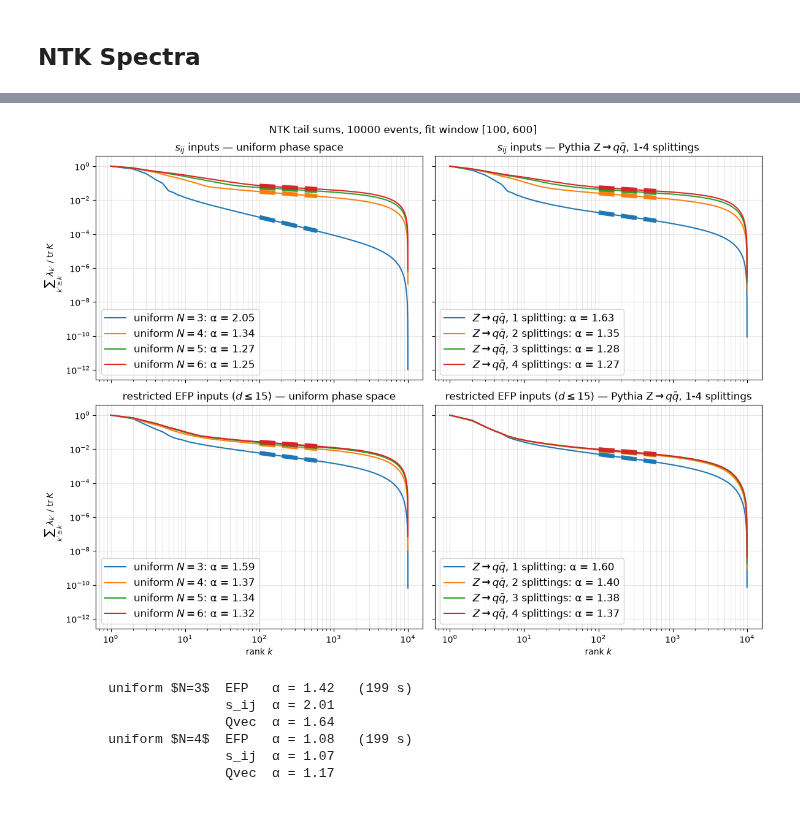
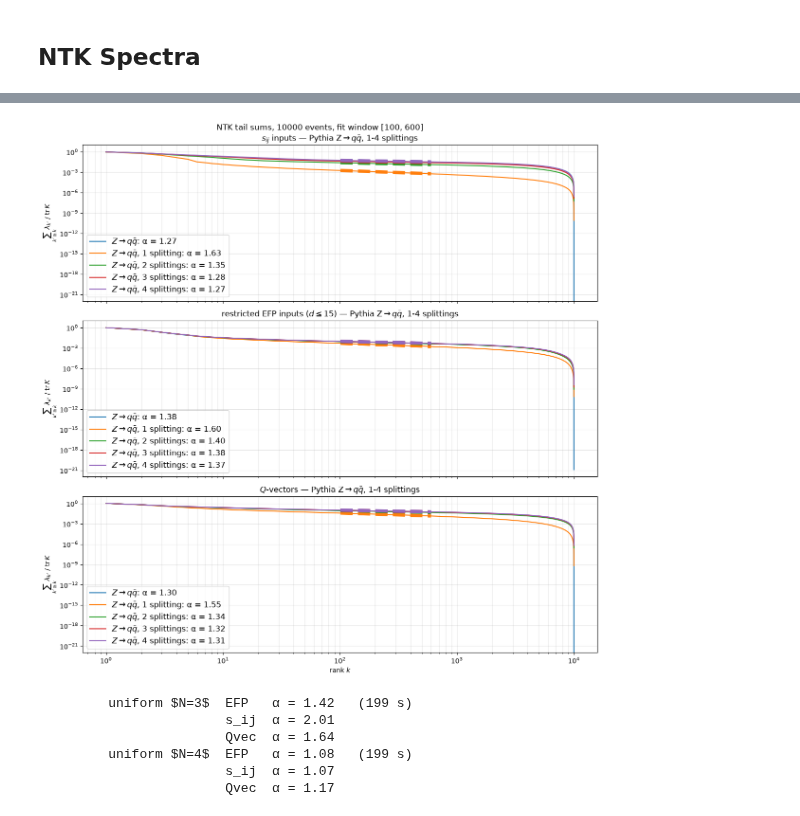
Before and after one commit to ykahn/Jet-Scaling-Laws, a Jupyter notebook: StevensCode/Pythia_EFP_NTK.ipynb, the cells around one changed output, grey strips where cells are left out. Saved outputs shown, nothing was run; the diff lists cells and outputs as text; code cells hidden in the pictures.

```diff
--- a/StevensCode/Pythia_EFP_NTK.ipynb
+++ b/StevensCode/Pythia_EFP_NTK.ipynb
@@ -122,7 +122,7 @@ F = np.load('features/EFPs_restricted_d13.npz')
 EFP_sets = {k: F[k] for k in F.files if k != 'dmax'}     # keys: u3, u4, u5, u6, u7, u10, Z1..Z4
 # SIJ_sets = dict(np.load('features/SIJ.npz'))              # same keys, same events
 SIJ_sets = {k: v for k, v in np.load('features/SIJ.npz').items() if v.shape[1] > 1}
-QVC_sets = dict(np.load('features/QVEC_nq128.npz'))
+QVC_sets = dict(np.load('features/QVEC_nq1024.npz'))
 print('EFP:', {k: v.shape for k, v in EFP_sets.items()})
 print('SIJ:', {k: v.shape for k, v in SIJ_sets.items()})
 print('Qvc:', {k: v.shape for k, v in QVC_sets.items()})
@@ -227,7 +227,7 @@ def alpha_eig(ev, lo=20, hi=400):
 ## NTK spectra, old method: full eigvalsh via kernel_spectrum on M events
 M = 10_000
 # keys = ['u3', 'u4', 'u5', 'u6', 'u7', 'u10', 'Z', 'Z08', 'Z12', 'Z16', 'Z1', 'Z2', 'Z3', 'Z4', 'Z1m']
-keys = [ 'Z', 'Z08', 'Z12', 'Z16', 'Z1', 'Z2', 'Z3', 'Z4', 'Zpt0p1']
+keys = [ 'Z', 'Z08', 'Z12', 'Z16', 'Z1', 'Z2', 'Z3', 'Z4', 'Z1TeV']
 
 NTK_EFP_dense, NTK_SIJ_dense, NTK_QVC_dense, LAPLACE_QVC_dense = {}, {}, {}, {}
 for key in keys:
@@ -294,0 +300,14 @@ KeyError: 'u3'
+# %%
+lo, hi = 200, 800
+lamQ, lamE = NTK_QVC_dense['Z'], NTK_EFP_dense['Z']
+k = np.arange(1, len(lamQ) + 1)
+aQ, bQ = np.polyfit(np.log(k[lo:hi]), np.log(lamQ[lo:hi]), 1)
+aE, bE = np.polyfit(np.log(k[lo:hi]), np.log(lamE[lo:hi]), 1)
+
+plt.figure(figsize=(8, 6))
+plt.loglog(k, lamQ/lamQ[0], 'C0', label=f'Q-vectors: α = {-aQ:.2f}')
+plt.loglog(k[lo:hi], np.exp(bQ)*k[lo:hi]**aQ/lamQ[0], 'C0--', lw=4)
+plt.loglog(k, lamE/lamE[0], 'C1', label=f'EFPs (d ≤ 15): α = {-aE:.2f}')
+plt.loglog(k[lo:hi], np.exp(bE)*k[lo:hi]**aE/lamE[0], 'C1--', lw=4)
+plt.xlabel('rank $k$'); plt.ylabel(r'$\lambda_k/\lambda_1$'); plt.legend(); plt.grid(True, which='both', alpha=0.3)
+plt.title(fr'NTK spectra, Pythia $Z\to q\bar q$, {M} events, fit window [{lo}, {hi}]')
@@ -295,30 +317,23 @@ KeyError: 'u3'
 # %%
-## Plot with np.cumsum
+## 3x1, tail-sum version (Bahri et al. App. C.2): T_k = sum_{k'>=k} lambda_k' ~ k^{1-alpha}
+lo, hi = 100, 600
+cname, keys = r'Pythia Z$\to q\bar q$, 1-4 splittings', ['Z', 'Z1', 'Z2', 'Z3', 'Z4']
+rows = {r'$s_{ij}$ inputs': NTK_SIJ_dense, r'restricted EFP inputs ($d\leq 15$)': NTK_EFP_dense, r'$Q$-vectors': NTK_QVC_dense}
 
-## 2x2, tail-sum version (Bahri et al. App. C.2): T_k = sum_{k'>=k} lambda_k' ~ k^{1-alpha}
-lo, hi = 100, 600
-cols = {'uniform phase space': ['u3', 'u4', 'u5', 'u6'], r'Pythia Z$\to q\bar q$, 1-4 splittings': ['Z1', 'Z2', 'Z3', 'Z4']}
-rows = {r'$s_{ij}$ inputs': NTK_SIJ_dense, r'restricted EFP inputs ($d\leq 15$)': NTK_EFP_dense}
-
-fig, axs = plt.subplots(2, 2, figsize=(12, 9), sharex=True, sharey=True)
-for i, (rname, L) in enumerate(rows.items()):
-    for j, (cname, keys) in enumerate(cols.items()):
-        ax = axs[i, j]
-        for key in keys:
-            lam = L[key]
-            T = np.cumsum(lam[::-1])[::-1]                       # tail sums, T[0] = trace
-            k = np.arange(1, len(T) + 1)
-            N = int(key[1:]) if key[0] == 'u' else int(key[1:]) + 2
-            d = 3*N - 7
-            s, b = np.polyfit(np.log(k[lo:hi]), np.log(T[lo:hi]), 1)   # slope s = 1 - alpha
-            print(f'{rname[:12]:<12} {key:>3}  d={d:<2d} expect {1 + 1/d:.3f}  got {1 - s:.3f}')
-            line, = ax.loglog(k, T/T[0], label=f'{labels[key]}: α = {1 - s:.2f}')
-            ax.loglog(k[lo:hi], np.exp(b)*k[lo:hi]**s/T[0], '--', color=line.get_color(), lw=5)
-        ax.set_title(f'{rname} — {cname}')
-        ax.legend(fontsize=12)
-        ax.grid(True, which='both', alpha=0.3)
-for ax in axs[1]: ax.set_xlabel('rank $k$')
-for ax in axs[:, 0]: ax.set_ylabel(r'$\sum_{k^\prime \geq k} \lambda_{k^\prime}\ /\ \mathrm{tr}\,K$')
-fig.suptitle(f'NTK tail sums, {M} events, fit window [{lo}, {hi}]')
-fig.tight_layout();
+fig, axs = plt.subplots(3, 1, figsize=(12, 12), sharex=True, sharey=True)
+for ax, (rname, L) in zip(axs, rows.items()):
+    for key in keys:
+        if key not in L: continue
+        lam = L[key]
+        T = np.cumsum(lam[::-1])[::-1];  k = np.arange(1, len(T) + 1)       # tail sums, T[0] = trace
+        d = None if key in ('Z', 'H') else 3*(int(key[1:]) + 2) - 7
+        s, b = np.polyfit(np.log(k[lo:hi]), np.log(T[lo:hi]), 1)           # slope s = 1 - alpha
+        expect = f'd={d:<2d} expect {1 + 1/d:.3f}' if d else 'd=var (full shower)  '
+        print(f'{rname[:12]:<12} {key:>3}  {expect}  got {1 - s:.3f}')
+        line, = ax.loglog(k, T/T[0], label=f'{labels[key]}: α = {1 - s:.2f}')
+        ax.loglog(k[lo:hi], np.exp(b)*k[lo:hi]**s/T[0], '--', color=line.get_color(), lw=5)
+    ax.set_title(f'{rname} — {cname}');  ax.legend(fontsize=12);  ax.grid(True, which='both', alpha=0.3)
+    ax.set_ylabel(r'$\sum_{k^\prime \geq k} \lambda_{k^\prime}\ /\ \mathrm{tr}\,K$')
+axs[-1].set_xlabel('rank $k$')
+fig.suptitle(f'NTK tail sums, {M} events, fit window [{lo}, {hi}]');  fig.tight_layout()
 # %% [output]
@@ -341,4 +355,4 @@ restricted E  Z4  d=11 expect 1.091  got 1.374
-[figure, old version]
+[figure, new version]
 # %%
 ## NTK spectra on every feature set (Lanczos: top k_top eigenvalues of K/n, n_ev events, identical settings everywhere)
 n_ev, k_top, chunk = 4_000, 2000, 5000
```
Also changed, not shown: parts of 22 cells of this notebook, 1 other file.
